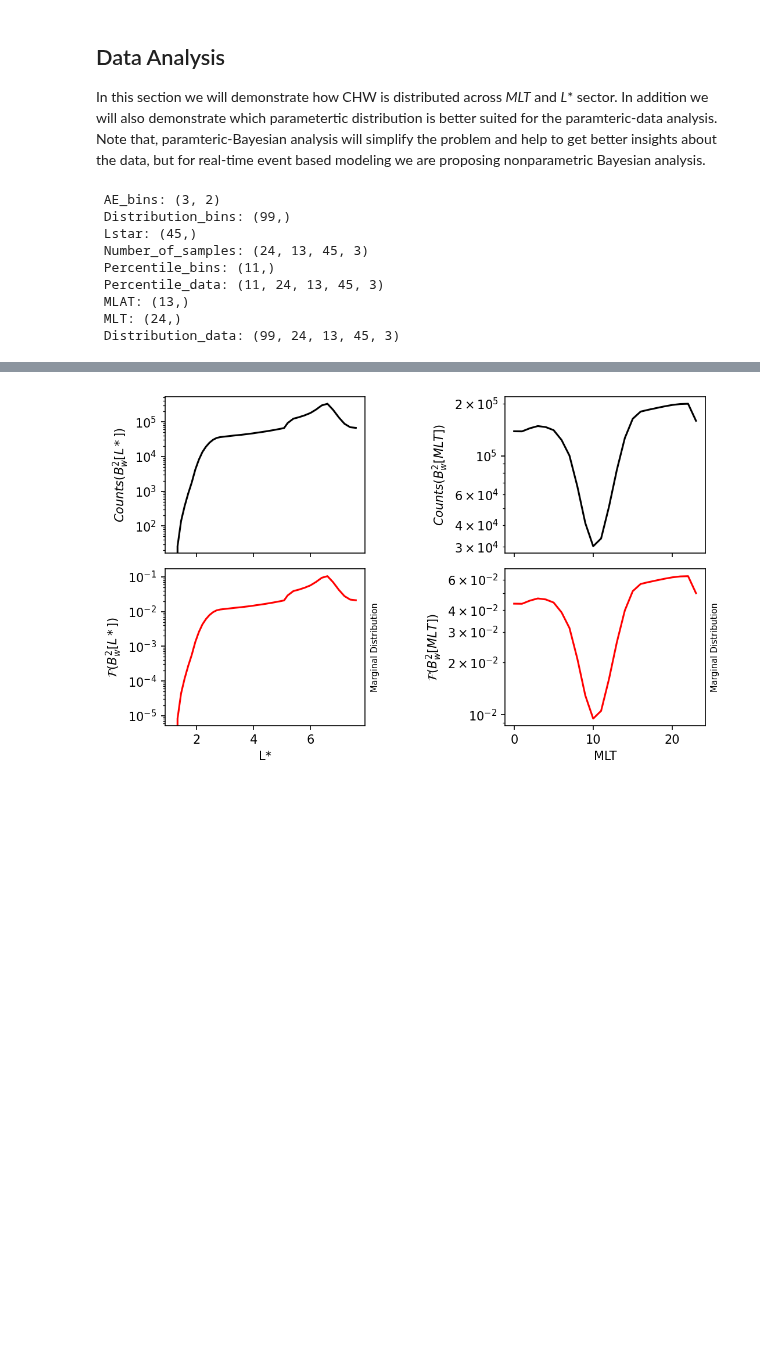
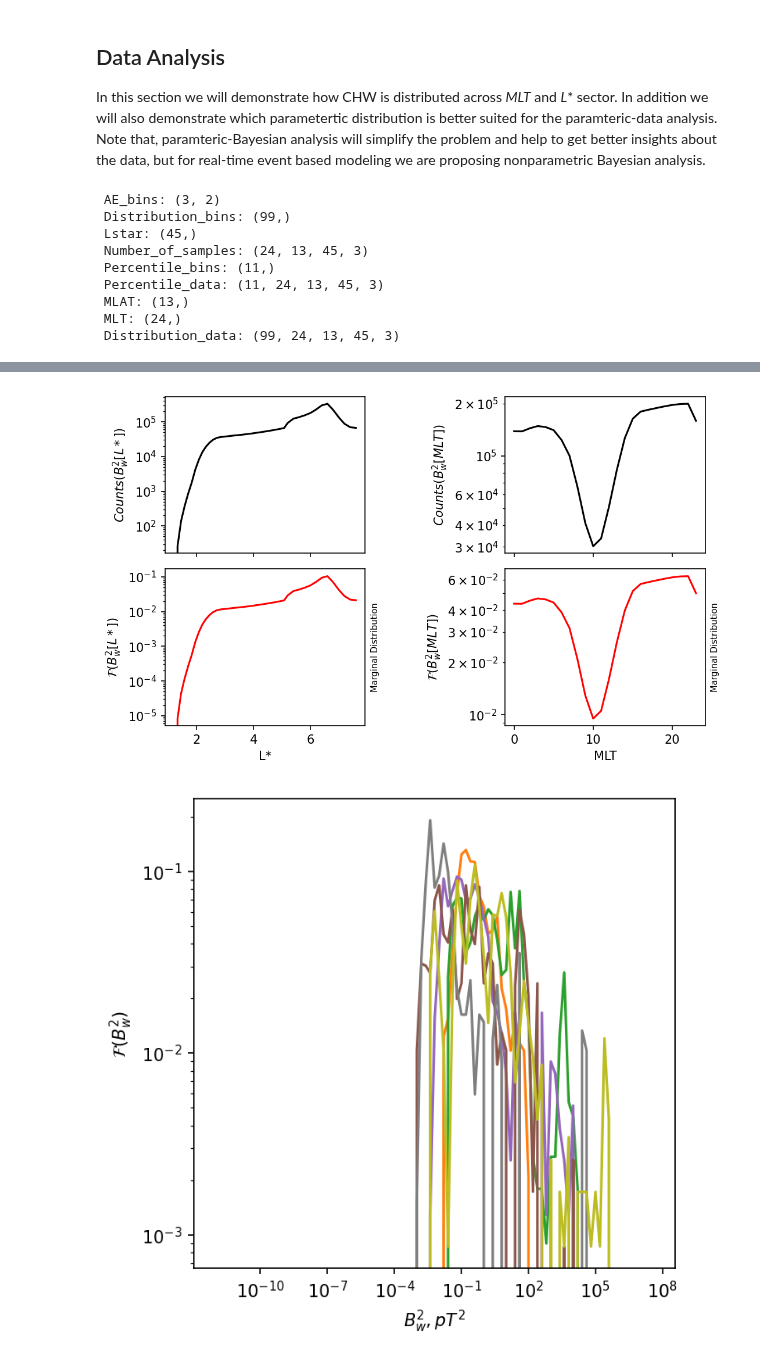
Before and after one commit to shibaji7/Bayesian_Framework_CRRES, a Jupyter notebook: AnalysisReport.Feb01.ipynb, the cells around one changed output, grey strips where cells are left out. Cells and saved outputs as stored; diff of their text form; code cells hidden in the pictures; blank space fills up the shorter version.

Commit message:
Data Analysis

```diff
--- a/AnalysisReport.Feb01.ipynb
+++ b/AnalysisReport.Feb01.ipynb
@@ -107,30 +107,40 @@ ax.set_xlabel("L*")
 ax.text(1.05, 0.5, "Marginal Distribution", ha="center", va="center", transform=ax.transAxes, rotation=90,
        fontdict={"size":7})
 
 ax = axes[0,1]
 ax.set_ylabel(r"$Counts (B_w^2[MLT])$")
 ax.semilogy(mlt, Distribution_data.sum(axis=(0,2,3,4)),color="k")
 ax = axes[1,1]
 ax.semilogy(mlt, Distribution_data.sum(axis=(0,2,3,4))/Distribution_data.sum(axis=(0,2,3,4)).sum(), color="r")
 ax.set_ylabel(r"$\mathcal{F}(B_w^2[MLT])$")
 ax.set_xlabel("MLT")
 ax.text(1.05, 0.5, "Marginal Distribution", ha="center", va="center", transform=ax.transAxes, rotation=90,
        fontdict={"size":7})
 fig.subplots_adjust(hspace=0.1, wspace=0.7)
 
 ###########################################
 # 1D histograms per MLT and L* bin
 ###########################################
+# CRRES data -> [Bw^2, MLT, MLAT, L*, AE]
+fig, ax = plt.subplots(dpi=150, figsize=(5,5))
+ax.set_ylabel(r"$\mathcal{F}(B_w^2)$")
+ax.set_xlabel(r"$B_w^2, pT^2$")
+dist = Distribution_data.sum(axis=(2,4))
+for _ix in range(0,len(mlt),8):
+    for _jy in range(0,len(mlt),9):
+        dat = dist[:, _ix, _jy]
+        ax.loglog(Distribution_bins, dat/dat.sum())
 # %% [output]
  AE_bins: (3, 2)
  Distribution_bins: (99,)
  Lstar: (45,)
  Number_of_samples: (24, 13, 45, 3)
  Percentile_bins: (11,)
  Percentile_data: (11, 24, 13, 45, 3)
  MLAT: (13,)
  MLT: (24,)
  Distribution_data: (99, 24, 13, 45, 3)
 [figure]
 [figure]
 [figure]
+[figure, added]
```
Also changed, not shown: parts of 4 cells of this notebook.
